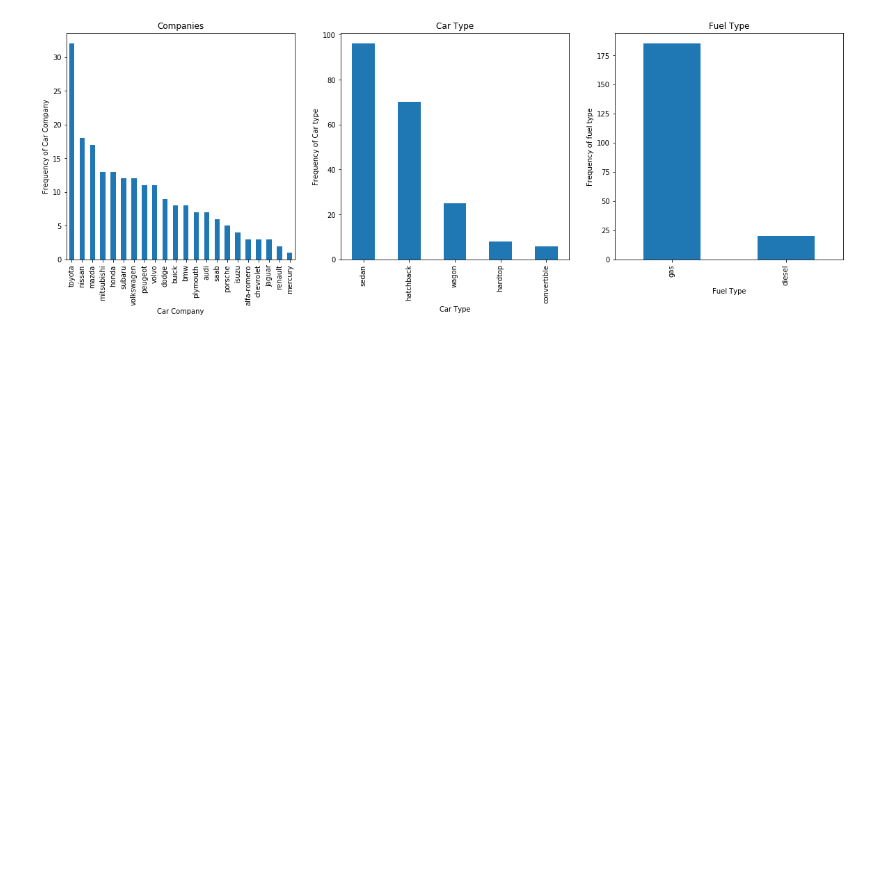
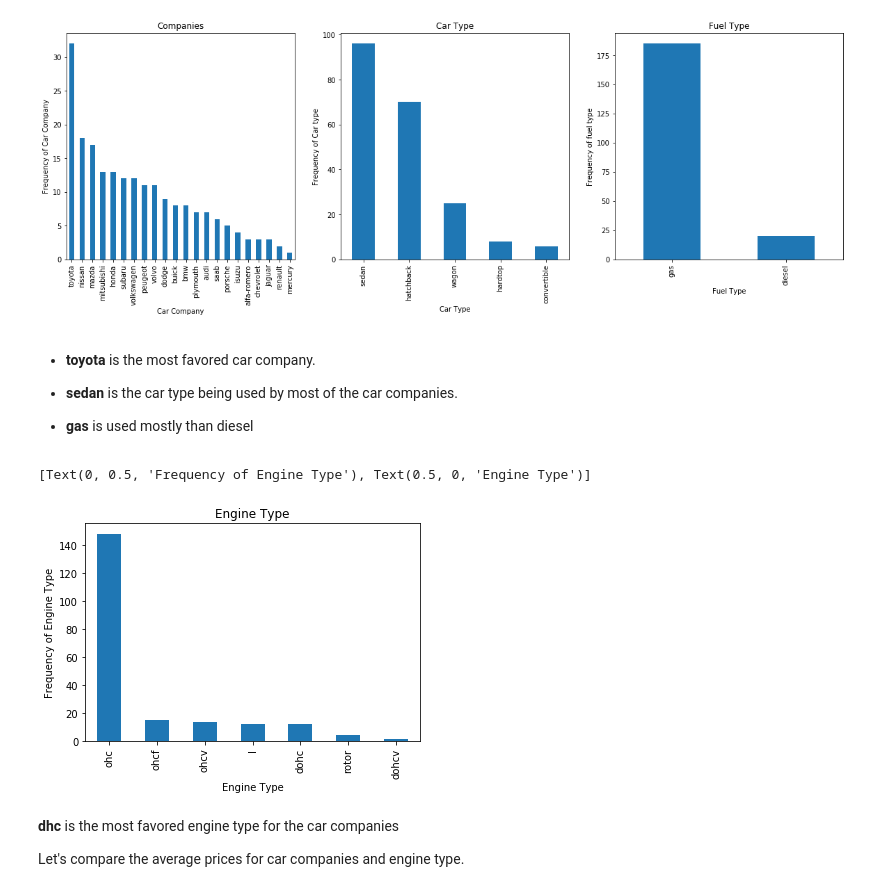
Before and after one commit to rishavhack/Projects-On-MachineLearning-OpenCV-NLP, a Jupyter notebook: Project 7 Car Price - Multiple Linear Regression/Car Price - Multiple Linear Regression.ipynb, the cells around one changed output. Cells and saved outputs as stored; diff of their text form; code cells hidden in the pictures; blank space fills up the shorter version.

```diff
--- a/Project 7 Car Price - Multiple Linear Regression/Car Price - Multiple Linear Regression.ipynb
+++ b/Project 7 Car Price - Multiple Linear Regression/Car Price - Multiple Linear Regression.ipynb
@@ -209,3 +209,21 @@ plt1.set(xlabel = 'Fuel Type', ylabel='Frequency of fuel type')
 # %% [output]
 [Text(0, 0.5, 'Frequency of fuel type'), Text(0.5, 0, 'Fuel Type')]
 [figure]
+# %% [markdown]
+* **toyota** is the most favored car company.
+
+* **sedan** is the car type being used by most of the car companies.
+
+* **gas** is used mostly than diesel
+# %%
+# Let's virutalize the engine types
+plt1 = car_details.enginetype.value_counts().plot('bar')
+plt.title('Engine Type')
+plt1.set(xlabel = 'Engine Type', ylabel='Frequency of Engine Type')
+# %% [output]
+[Text(0, 0.5, 'Frequency of Engine Type'), Text(0.5, 0, 'Engine Type')]
+[figure, added]
+# %% [markdown]
+**dhc** is the most favored engine type for the car companies
+
+Let's compare the average prices for car companies and engine type.
```
